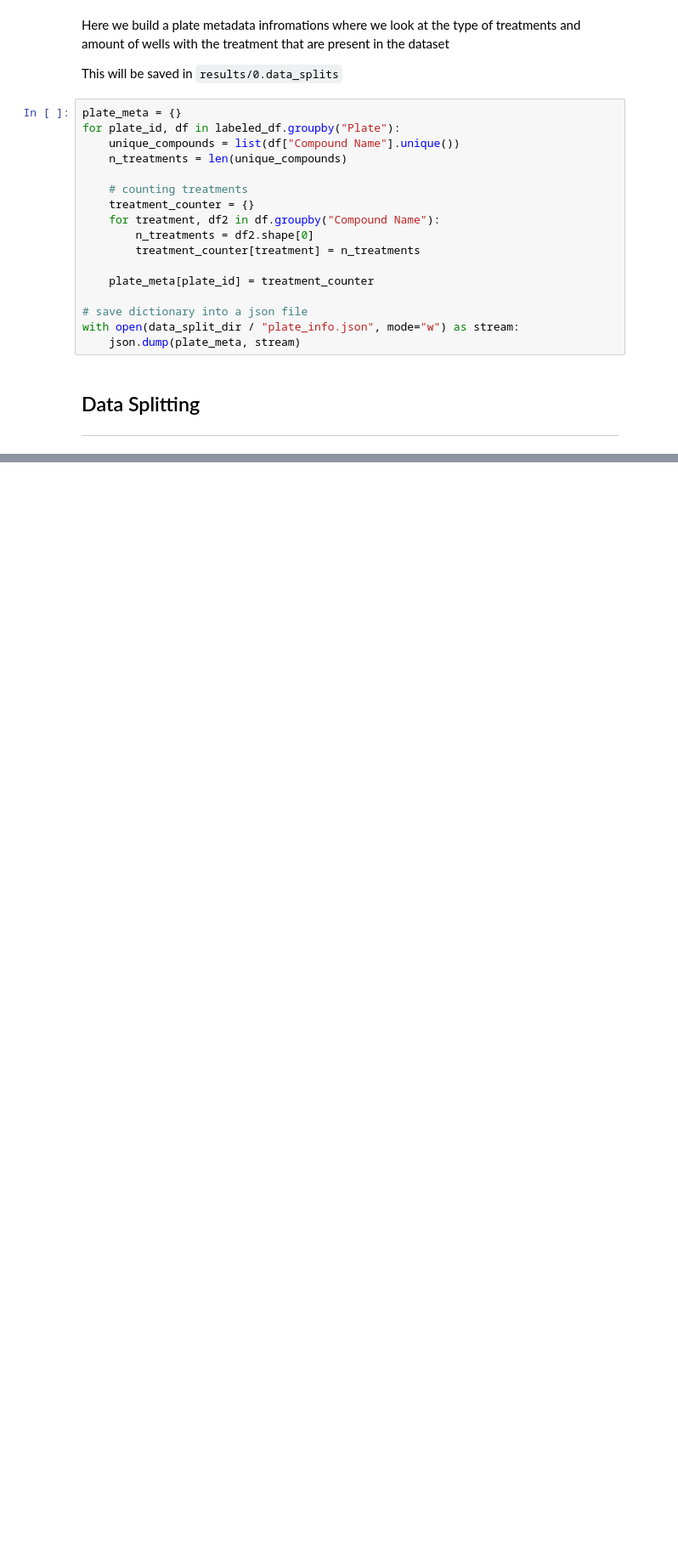
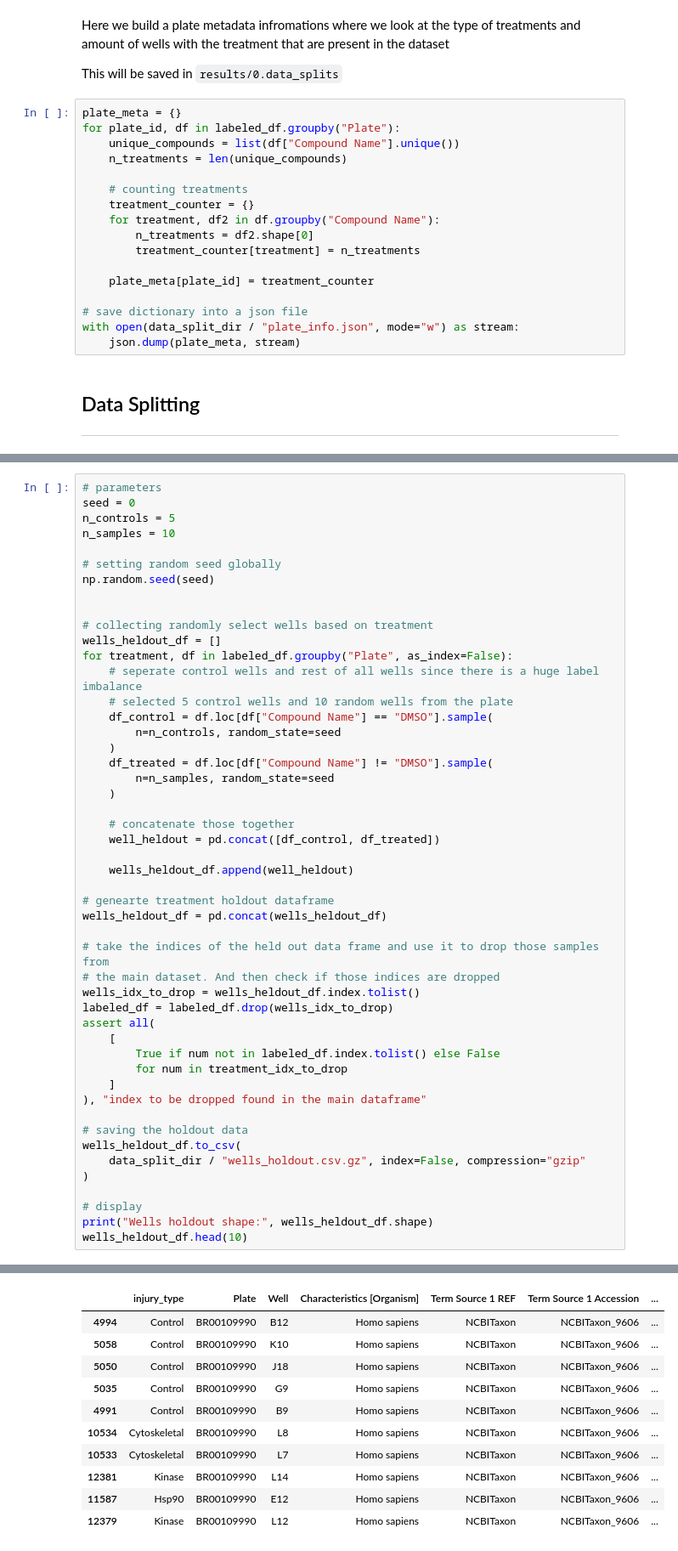
Before and after one commit to WayScience/Cytotoxic-Nuisance-Metadata-Analysis, a Jupyter notebook: notebooks/0.data_splits/data_splits.ipynb, the cells around one changed output, grey strips where cells are left out. Shown at 85% size. Drawn from its saved outputs; the diff is of its cells as text; blank space fills up the shorter version.

```diff
--- a/notebooks/0.data_splits/data_splits.ipynb
+++ b/notebooks/0.data_splits/data_splits.ipynb
@@ -247,0 +336,50 @@ In this notebook, we will include three different types of held-out datasets bef
+# %%
+# parameters
+seed = 0
+n_controls = 5
+n_samples = 10
+
+# setting random seed globally
+np.random.seed(seed)
+
+
+# collecting randomly select wells based on treatment
+wells_heldout_df = []
+for treatment, df in labeled_df.groupby("Plate", as_index=False):
+    # seperate control wells and rest of all wells since there is a huge label imbalance
+    # selected 5 control wells and 10 random wells from the plate
+    df_control = df.loc[df["Compound Name"] == "DMSO"].sample(
+        n=n_controls, random_state=seed
+    )
+    df_treated = df.loc[df["Compound Name"] != "DMSO"].sample(
+        n=n_samples, random_state=seed
+    )
+
+    # concatenate those together
+    well_heldout = pd.concat([df_control, df_treated])
+
+    wells_heldout_df.append(well_heldout)
+
+# genearte treatment holdout dataframe
+wells_heldout_df = pd.concat(wells_heldout_df)
+
+# take the indices of the held out data frame and use it to drop those samples from
+# the main dataset. And then check if those indices are dropped
+wells_idx_to_drop = wells_heldout_df.index.tolist()
+labeled_df = labeled_df.drop(wells_idx_to_drop)
+assert all(
+    [
+        True if num not in labeled_df.index.tolist() else False
+        for num in treatment_idx_to_drop
+    ]
+), "index to be dropped found in the main dataframe"
+
+# saving the holdout data
+wells_heldout_df.to_csv(
+    data_split_dir / "wells_holdout.csv.gz", index=False, compression="gzip"
+)
+
+# display
+print("Wells holdout shape:", wells_heldout_df.shape)
+wells_heldout_df.head(10)
+# %% [output]
@@ -247,0 +387,11 @@ In this notebook, we will include three different types of held-out datasets bef
+|  | injury_type | Plate | Well | Characteristics [Organism] | Term Source 1 REF | Term Source 1 Accession | ... |
+| 4994 | Control | BR00109990 | B12 | Homo sapiens | NCBITaxon | NCBITaxon_9606 | ... |
+| 5058 | Control | BR00109990 | K10 | Homo sapiens | NCBITaxon | NCBITaxon_9606 | ... |
+| 5050 | Control | BR00109990 | J18 | Homo sapiens | NCBITaxon | NCBITaxon_9606 | ... |
+| 5035 | Control | BR00109990 | G9 | Homo sapiens | NCBITaxon | NCBITaxon_9606 | ... |
+| 4991 | Control | BR00109990 | B9 | Homo sapiens | NCBITaxon | NCBITaxon_9606 | ... |
+| 10534 | Cytoskeletal | BR00109990 | L8 | Homo sapiens | NCBITaxon | NCBITaxon_9606 | ... |
+| 10533 | Cytoskeletal | BR00109990 | L7 | Homo sapiens | NCBITaxon | NCBITaxon_9606 | ... |
+| 12381 | Kinase | BR00109990 | L14 | Homo sapiens | NCBITaxon | NCBITaxon_9606 | ... |
+| 11587 | Hsp90 | BR00109990 | E12 | Homo sapiens | NCBITaxon | NCBITaxon_9606 | ... |
+| 12379 | Kinase | BR00109990 | L12 | Homo sapiens | NCBITaxon | NCBITaxon_9606 | ... |
```
Also changed, not shown: parts of 19 cells of this notebook, 10 other files.
